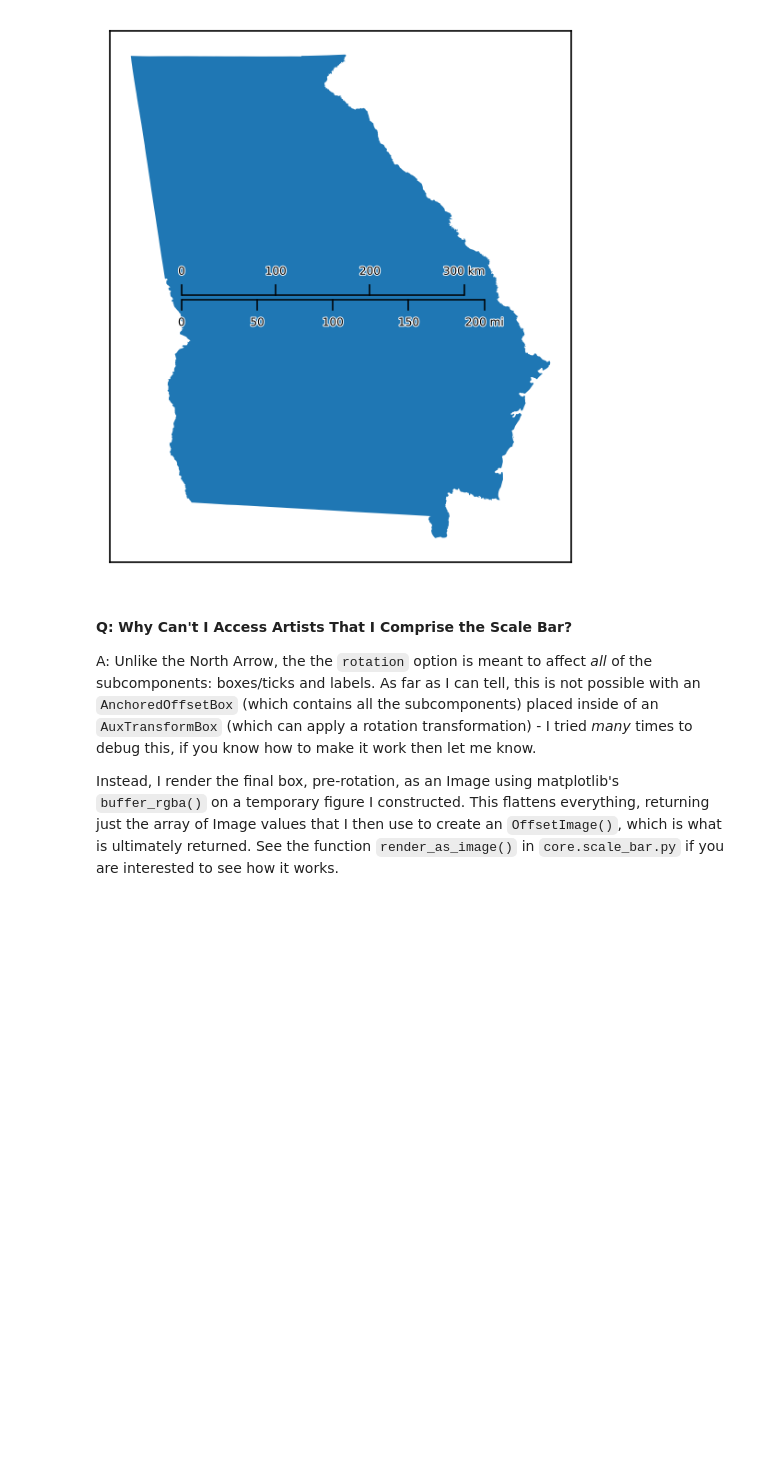
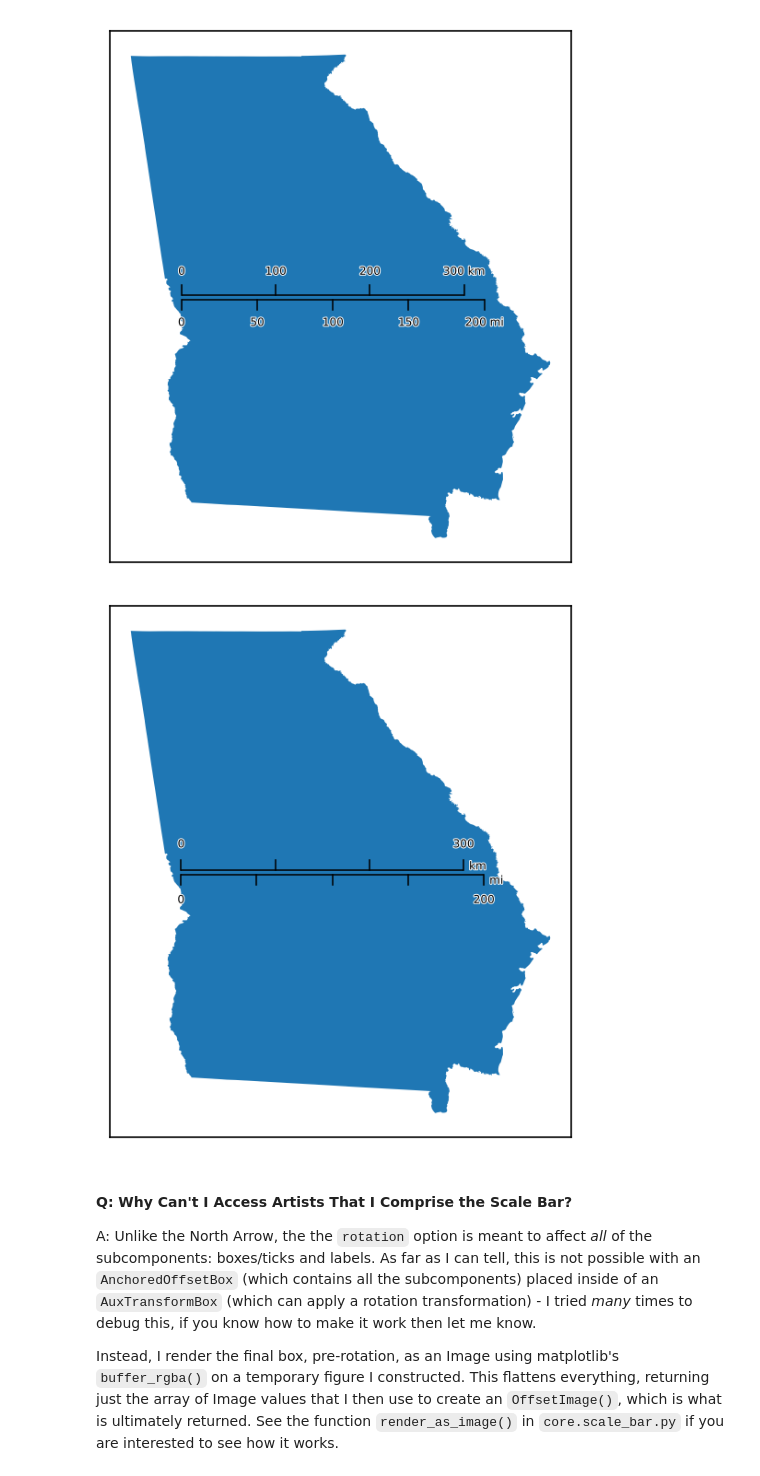
Before and after one commit to moss-xyz/matplotlib-map-utils, a Jupyter notebook: matplotlib_map_utils/docs/howto_scale_bar.ipynb, the cells around one changed output. Saved outputs shown, nothing was run; the diff lists cells and outputs as text; code cells hidden in the pictures; blank space fills up the shorter version.

```diff
--- a/matplotlib_map_utils/docs/howto_scale_bar.ipynb
+++ b/matplotlib_map_utils/docs/howto_scale_bar.ipynb
@@ -630,6 +630,26 @@ dual_bars(ax=ax, draw=True, style="ticks", location="center",
           sep=1.5, pad=0)
 # %% [output]
 [figure]
+# %%
+# Using dual_bars()
+from matplotlib_map_utils.core.scale_bar import dual_bars
+
+fig, ax = new_map(1,1, figsize=(5,5))
+_ = states.query("NAME=='Georgia'").to_crs(3520).plot(ax=ax)
+
+# Note that this handles the flipping of the ticks and labels automatically!
+dual_bars(ax=ax, draw=True, style="ticks", location="center",
+          # For these settings, the first item in the list will apply to the top bar, and the second to the bottom
+          units_dual=["km","mi"], bar_maxes=[300,200], major_divs=[3,4], minor_divs=[1,1], # you could set bar_length=[x,y] here too
+          # These settings are shared among all the bars
+          bar={"projection":3520,"rotation":0,"reverse":False,"minor_type":"none"},
+        #   labels={"style":"major"},
+        #   units={"loc":"text"},
+          text={"stroke_width":1,"stroke_color":"white","fontsize":"xx-small"},
+          # These settings are for the V/HPacker (see the manual example)
+          sep=1.5, pad=0)
+# %% [output]
+[figure, added]
 # %% [markdown]
 #### Q: Why Can't I Access Artists That I Comprise the Scale Bar?
 
```
Also changed, not shown: 4 other files.
